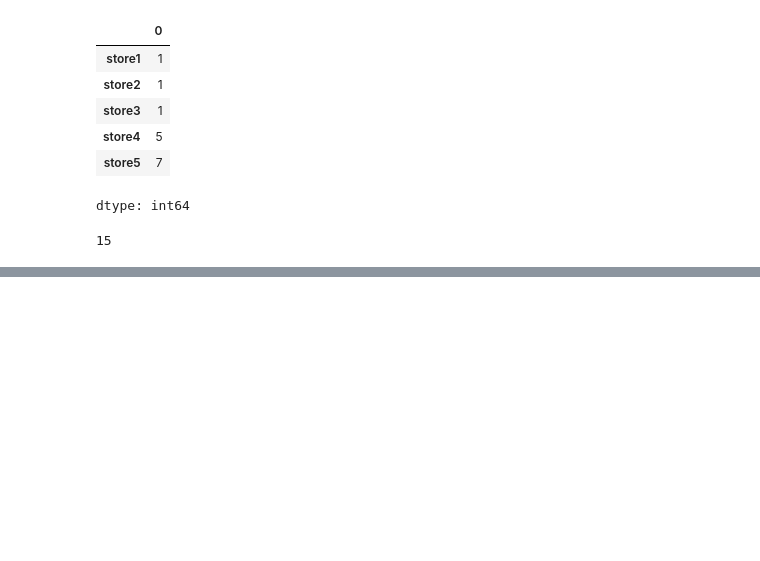
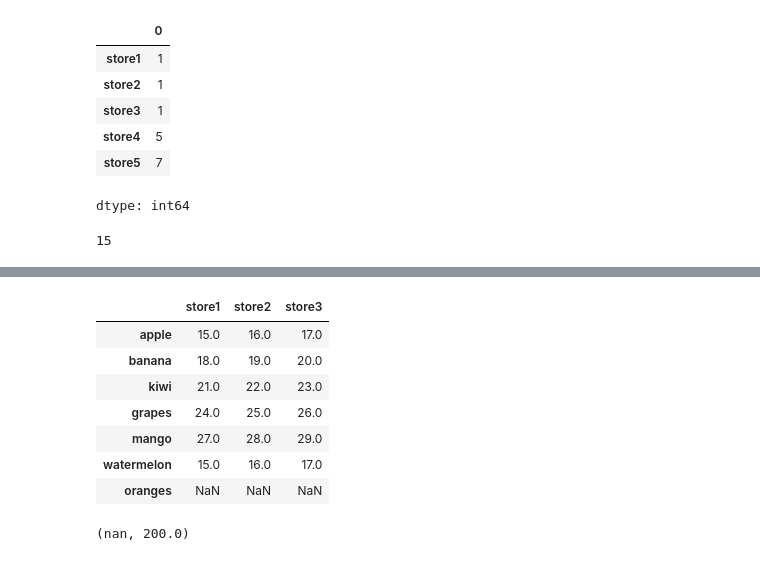
Before and after one commit to salemprakash/EDA, a Jupyter notebook: Chapter2.ipynb, the cells around one changed output, grey strips where cells are left out. Saved outputs shown, nothing was run; the diff lists cells and outputs as text; code cells hidden in the pictures; blank space fills up the shorter version.

```diff
--- a/Chapter2.ipynb
+++ b/Chapter2.ipynb
@@ -290,0 +343,18 @@ dfx.count()
+# %%
+#we can also pass another argument, thresh, to specify a minimum number of NaNs that must exist before the column should be dropped:
+dfx.dropna(thresh=5, axis=1)
+# %% [output]
+|  | store1 | store2 | store3 |
+| apple | 15.0 | 16.0 | 17.0 |
+| banana | 18.0 | 19.0 | 20.0 |
+| kiwi | 21.0 | 22.0 | 23.0 |
+| grapes | 24.0 | 25.0 | 26.0 |
+| mango | 27.0 | 28.0 | 29.0 |
+| watermelon | 15.0 | 16.0 | 17.0 |
+| oranges | NaN | NaN | NaN |
+# %%
+ar1 = np.array([100, 200, np.nan, 300])
+ser1 = pd.Series(ar1)
+ar1.mean(), ser1.mean()
+# %% [output]
+(nan, 200.0)
```
Also changed, not shown: parts of 7 cells of this notebook.
